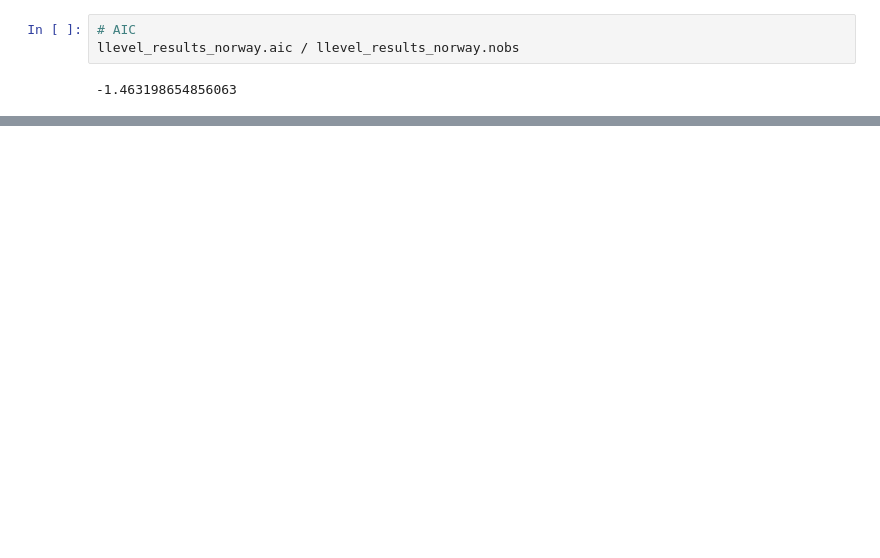
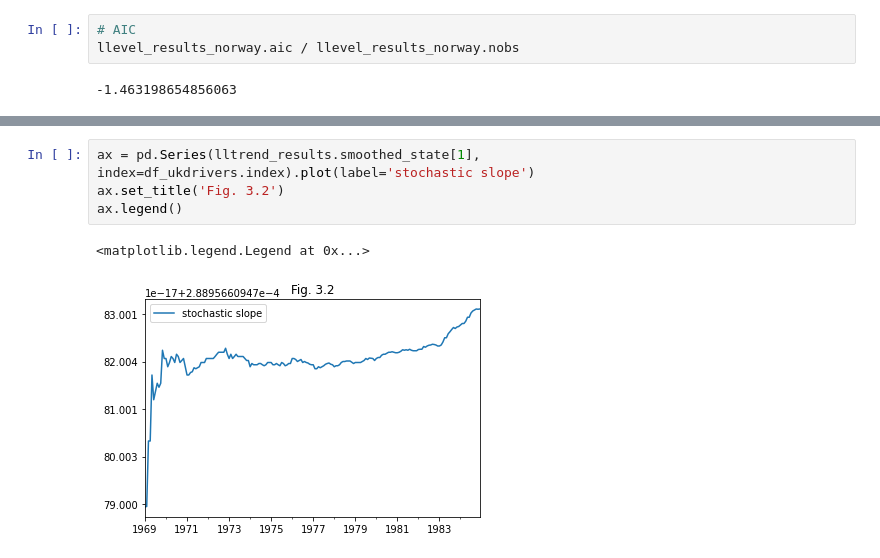
Before and after one commit to tatamiya/state_space_model_notebooks, a Jupyter notebook: statsmodels/CommandeurKoopman2007.ipynb, the cells around one changed output, grey strips where cells are left out. Cells and saved outputs as stored; diff of their text form; blank space fills up the shorter version.

```diff
--- a/statsmodels/CommandeurKoopman2007.ipynb
+++ b/statsmodels/CommandeurKoopman2007.ipynb
@@ -496,0 +615,7 @@ llevel_results_norway.aic / llevel_results_norway.nobs
+# %%
+ax = pd.Series(lltrend_results.smoothed_state[1], index=df_ukdrivers.index).plot(label='stochastic slope')
+ax.set_title('Fig. 3.2')
+ax.legend()
+# %% [output]
+<matplotlib.legend.Legend at 0x...>
+[figure, added]
```
Also changed, not shown: parts of 45 cells of this notebook.
